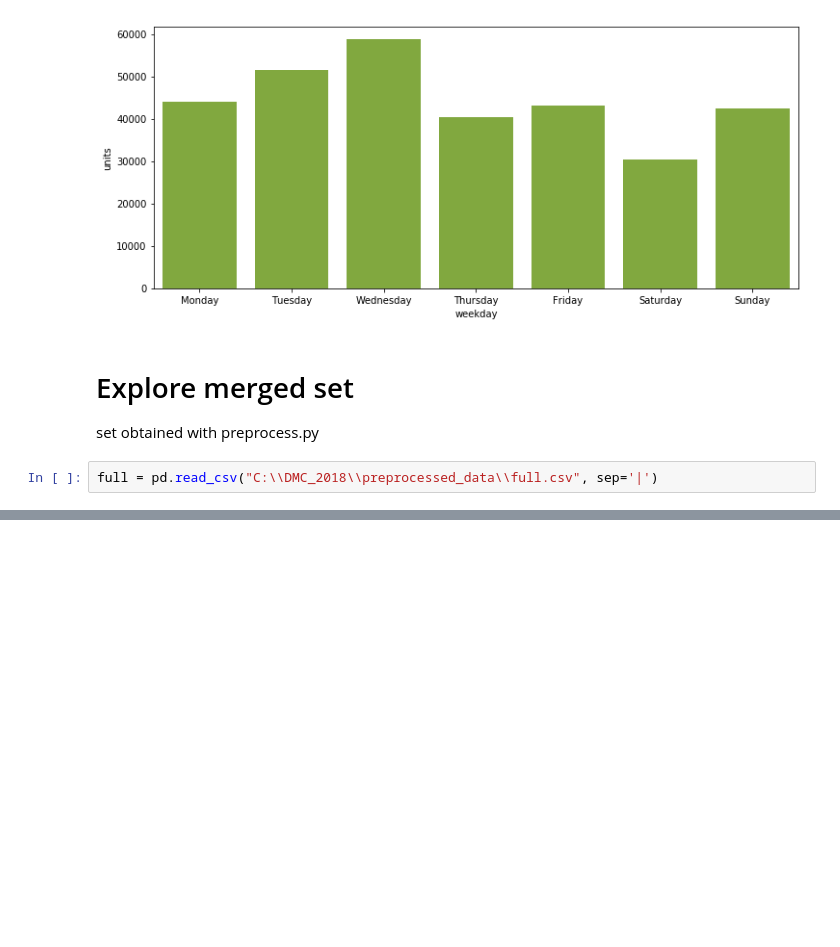
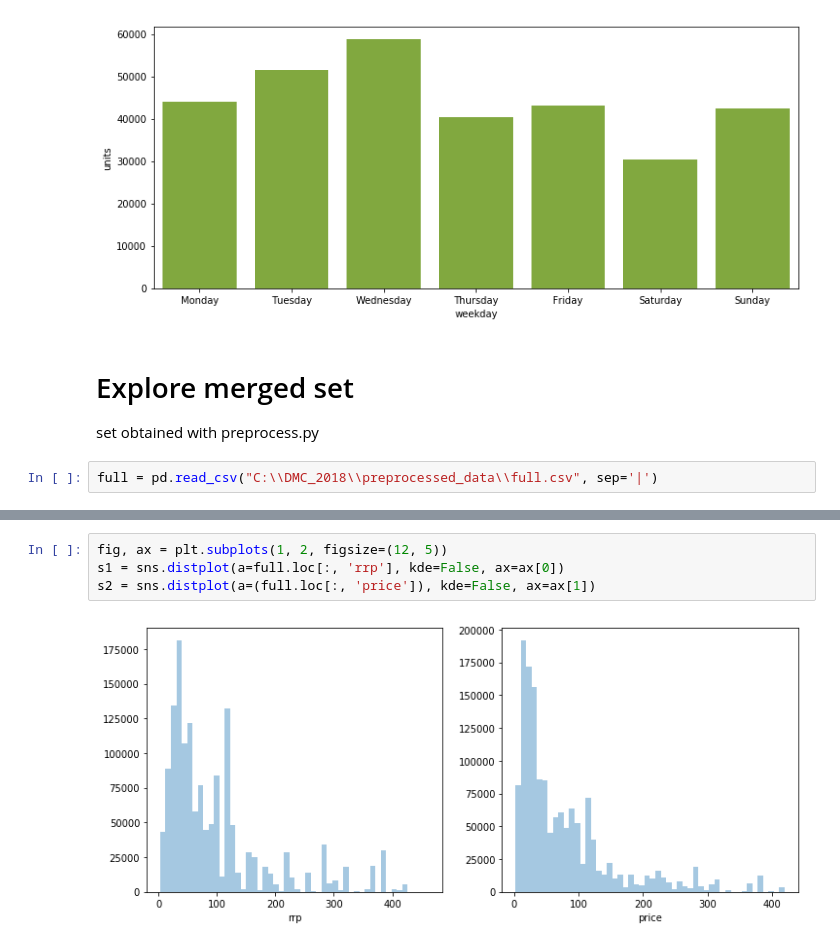
Before and after one commit to TomaszStepien/Data-Mining-Cup-2018, a Jupyter notebook: EDA.ipynb, the cells around one changed output, grey strips where cells are left out. Saved outputs shown, nothing was run; the diff lists cells and outputs as text; blank space fills up the shorter version.

```diff
--- a/EDA.ipynb
+++ b/EDA.ipynb
@@ -585,0 +572,6 @@ s1 = sns.countplot(x='units', data=full, ax=ax, color=plot_color)
+# %%
+fig, ax = plt.subplots(1, 2, figsize=(12, 5))
+s1 = sns.distplot(a=full.loc[:, 'rrp'], kde=False, ax=ax[0])
+s2 = sns.distplot(a=(full.loc[:, 'price']), kde=False, ax=ax[1])
+# %% [output]
+[figure, added]
```
Also changed, not shown: parts of 21 cells of this notebook, 2 other files.
